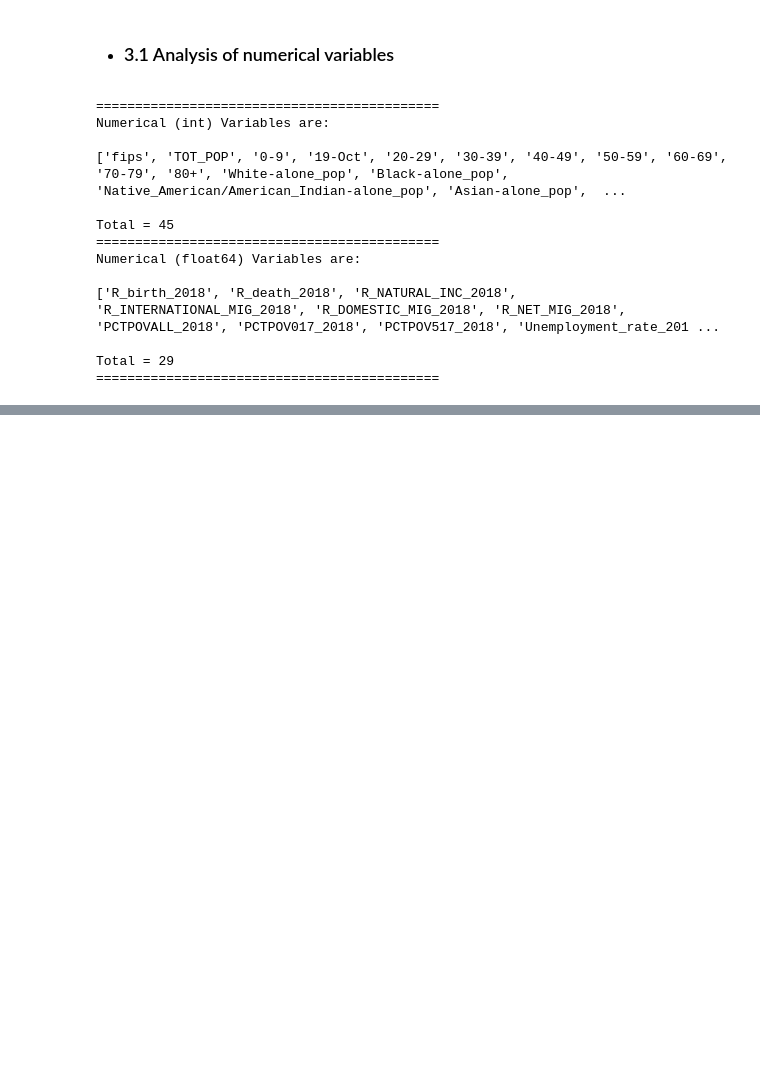
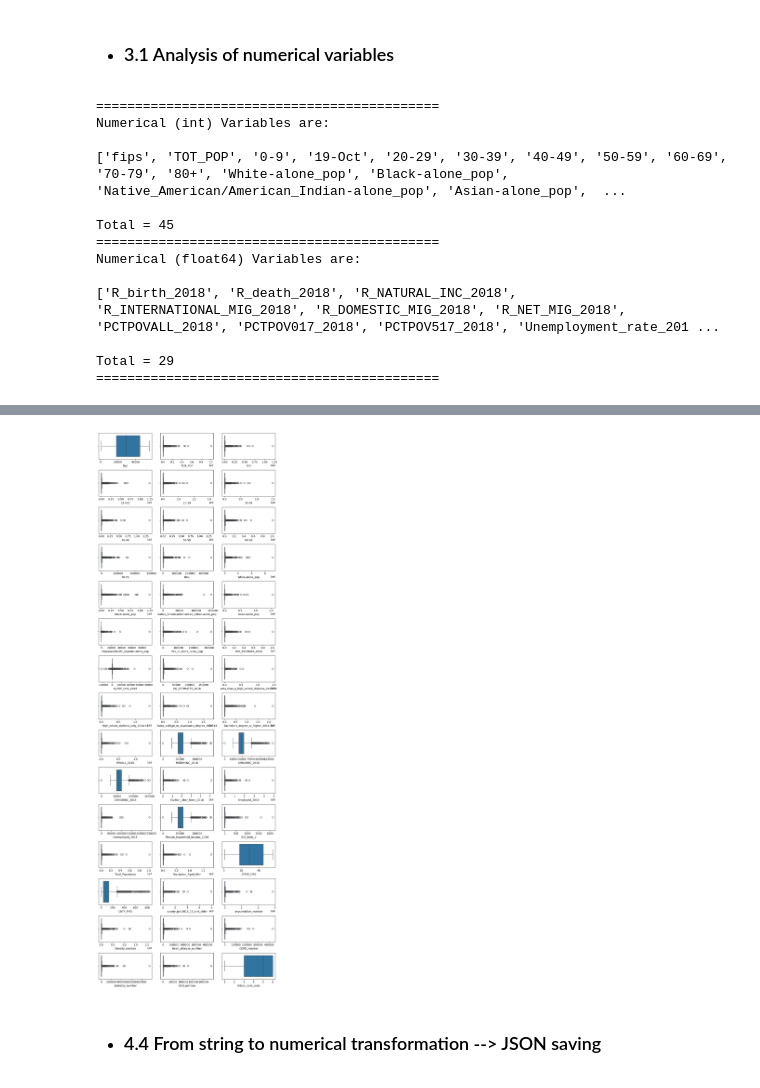
Before and after one commit to Fer-romer/Fer-romer-Regularized-Linear-Regression, a Jupyter notebook: src/explore.ipynb, the cells around one changed output, grey strips where cells are left out. Cells and saved outputs as stored; diff of their text form; code cells hidden in the pictures; blank space fills up the shorter version.

```diff
--- a/src/explore.ipynb
+++ b/src/explore.ipynb
@@ -219,0 +237,15 @@ Total = 29
+# %%
+fig, ax = plt.subplots(15,3, figsize=(10, 30))
+
+row, col = 0, 0
+for each in numerical_var_int:
+    sns.boxplot(ax = ax[row,col], data = filt_df, x=each)
+    col += 1
+    if col == 3:
+        row += 1
+        col = 0
+
+plt.tight_layout()
+plt.show()
+# %% [output]
+[figure, added]
@@ -219,0 +286,2 @@ Total = 29
+# %% [markdown]
+- ### 4.4 From string to numerical transformation --> JSON saving
```
Also changed, not shown: parts of 8 cells of this notebook, 1 other file.
